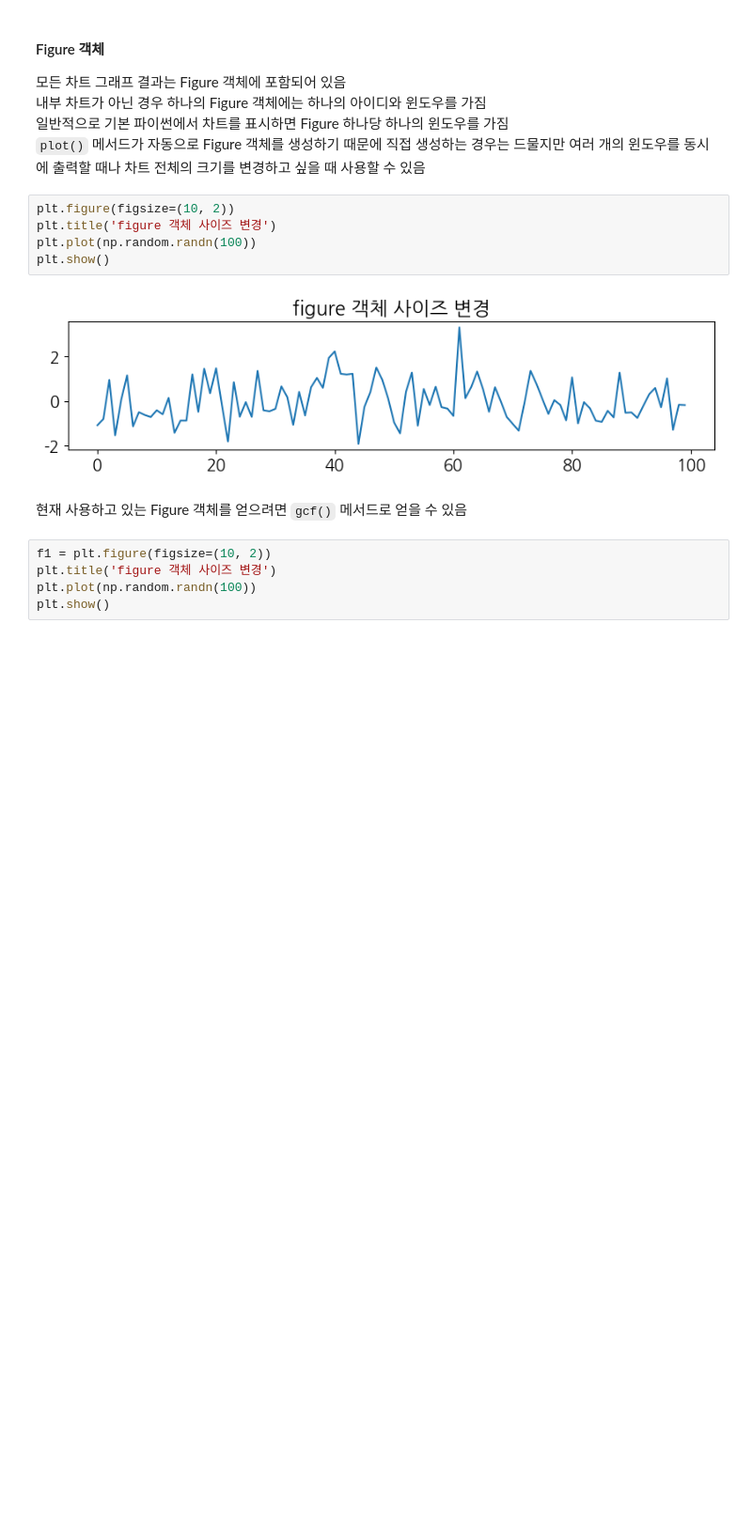
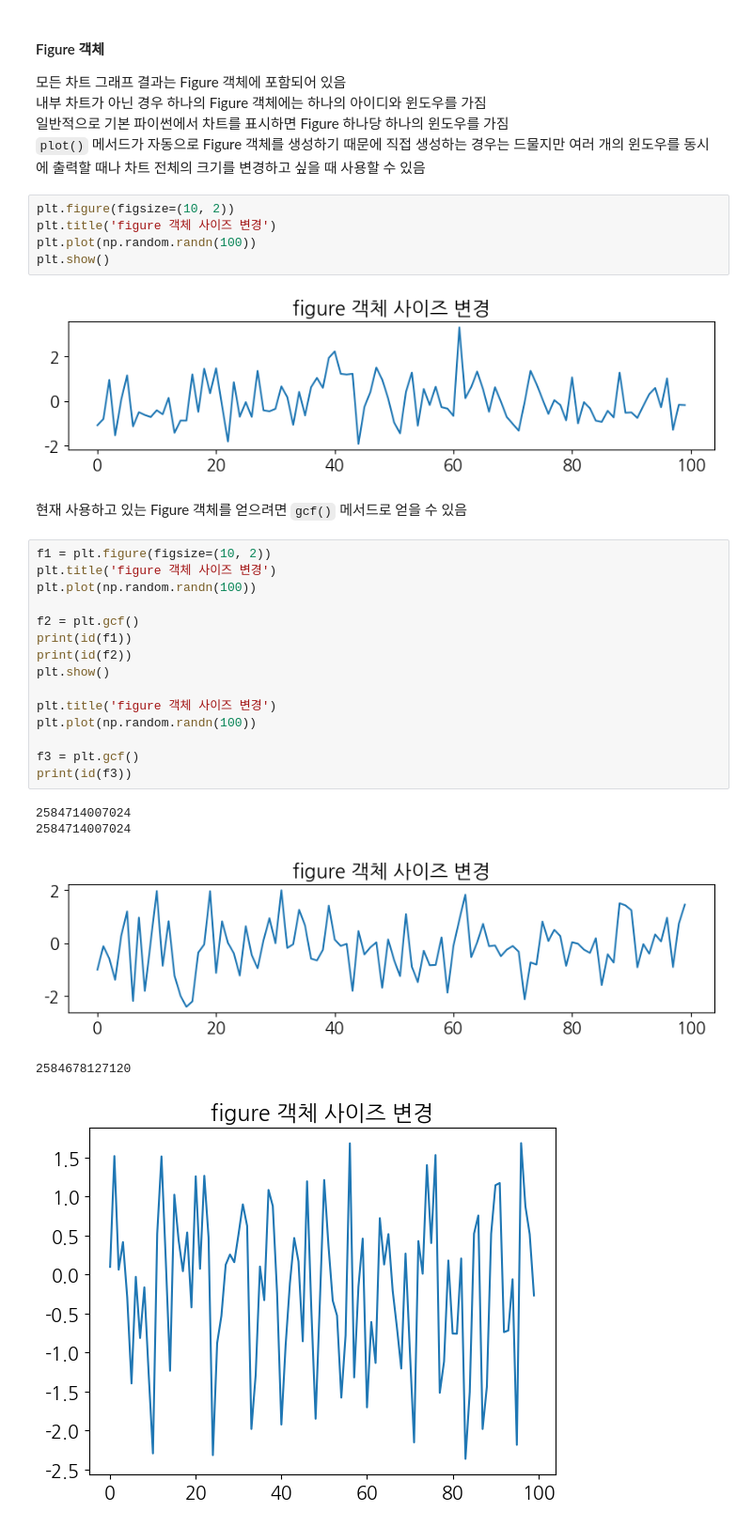
Before and after one commit to devJiraynor/python-data-analysis-basic-20240118, a Jupyter notebook: matplotlib_visualize_data/matplotlib_basic.ipynb, the cells around one changed output. Shown at 94% size. Drawn from its saved outputs; the diff is of its cells as text; blank space fills up the shorter version.

```diff
--- a/matplotlib_visualize_data/matplotlib_basic.ipynb
+++ b/matplotlib_visualize_data/matplotlib_basic.ipynb
@@ -213,5 +213,21 @@ plt.show()
 # %%
 f1 = plt.figure(figsize=(10, 2))
 plt.title('figure 객체 사이즈 변경')
 plt.plot(np.random.randn(100))
+
+f2 = plt.gcf()
+print(id(f1))
+print(id(f2))
 plt.show()
+
+plt.title('figure 객체 사이즈 변경')
+plt.plot(np.random.randn(100))
+
+f3 = plt.gcf()
+print(id(f3))
+# %% [output]
+2584714007024
+2584714007024
+[figure, added]
+2584678127120
+[figure, added]
```
